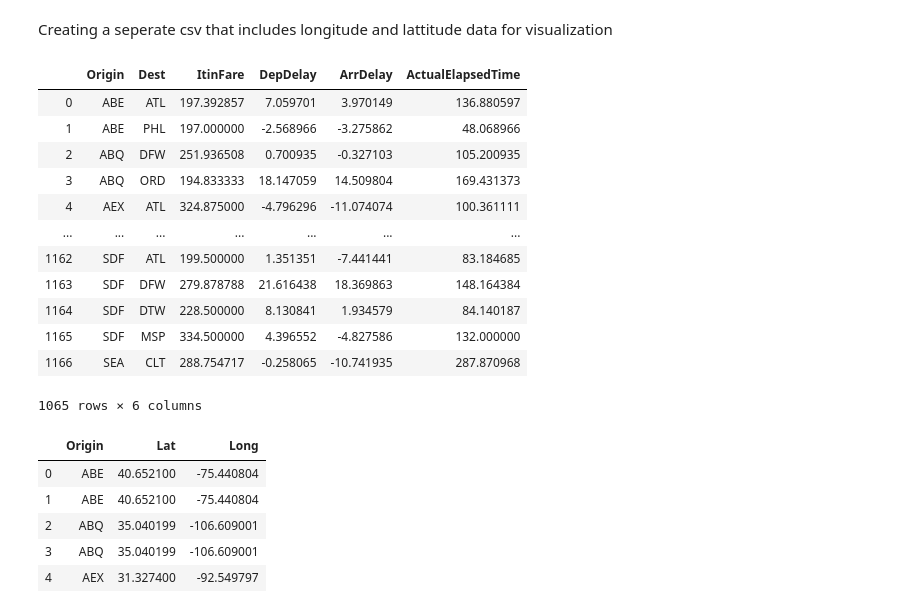
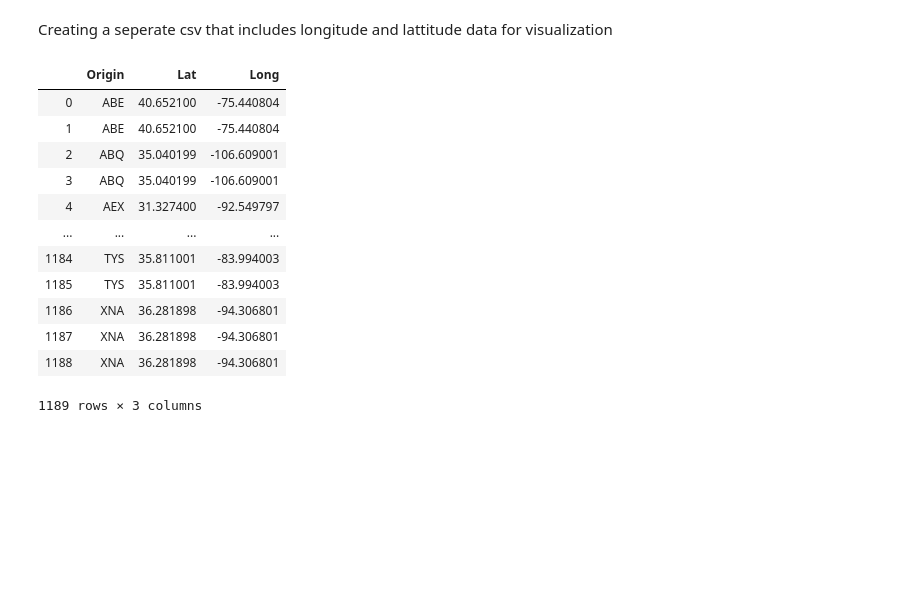
Before and after one commit to ThomPetrus/Flight-Graph-Project, a Jupyter notebook: processDataSetsToAveraged.ipynb, the cells around one changed output. Drawn from its saved outputs; the diff is of its cells as text; code cells hidden in the pictures; blank space fills up the shorter version.

```diff
--- a/processDataSetsToAveraged.ipynb
+++ b/processDataSetsToAveraged.ipynb
@@ -258,0 +221,37 @@ df
+# %%
+df['DepTime'] = df['DepTime'].astype(int)
+df['DepDelay'] = df['DepDelay'].astype(int)
+df['ArrTime'] = df['ArrTime'].astype(int)
+df['DepDelay'] = df['DepDelay'].astype(int)
+df['ArrDelay'] = df['ArrDelay'].astype(int)
+df['ActualElapsedTime'] = df['ActualElapsedTime'].astype(int)
+
+def help(time):
+    if time >= 2400:
+        time -= 100
+    if time < 100:
+        time = 100
+
+    str_time = str(time)
+
+    if len(str_time) < 4:
+        hours = int(str_time[0])
+        mins = int(str_time[1:3])
+        if(hours > 23): hours = 23
+        if(hours < 0): hours = 1
+        if(mins > 59): mins = 59
+        if(mins < 0): hours = 1
+        return dt.time(hour=hours, minute=mins)
+    else:
+        hours = int(str_time[0:2])
+        mins = int(str_time[2:4])
+        if(hours > 23): hours = 23
+        if(hours < 0): hours = 1
+        if(mins > 59): mins = 59
+        if(mins < 0): hours = 1
+        return dt.time(hour=hours, minute=mins)
+
+def converTime(df, col):
+    return pd.Series(
+        [ help(time) for time in df[col] ]
+    )
@@ -269,5 +272,3 @@ airports = pd.read_csv('Data/OpenFlights/airports.csv', encoding=result['encodin
 airports.drop(airports.loc[airports['Country']!='United States'].index, inplace=True)
 airports.reset_index()
 aiports = airports.drop(columns=['Name', 'City', 'ICAO', 'Country'])
-# %%
-df = df[(df['Origin'].isin(airports['Origin']))&(df['Dest'].isin(common['Origin']))]
@@ -276,29 +275,21 @@ df.to_csv(os.getcwd() + '\\Data\\processed\\flightData.csv', index=False)
-# %%
-df
-# %% [output]
-|  | Origin | Dest | ItinFare | DepDelay | ArrDelay | ActualElapsedTime |
-| 0 | ABE | ATL | 197.392857 | 7.059701 | 3.970149 | 136.880597 |
-| 1 | ABE | PHL | 197.000000 | -2.568966 | -3.275862 | 48.068966 |
-| 2 | ABQ | DFW | 251.936508 | 0.700935 | -0.327103 | 105.200935 |
-| 3 | ABQ | ORD | 194.833333 | 18.147059 | 14.509804 | 169.431373 |
-| 4 | AEX | ATL | 324.875000 | -4.796296 | -11.074074 | 100.361111 |
-| ... | ... | ... | ... | ... | ... | ... |
-| 1162 | SDF | ATL | 199.500000 | 1.351351 | -7.441441 | 83.184685 |
-| 1163 | SDF | DFW | 279.878788 | 21.616438 | 18.369863 | 148.164384 |
-| 1164 | SDF | DTW | 228.500000 | 8.130841 | 1.934579 | 84.140187 |
-| 1165 | SDF | MSP | 334.500000 | 4.396552 | -4.827586 | 132.000000 |
-| 1166 | SEA | CLT | 288.754717 | -0.258065 | -10.741935 | 287.870968 |
-1065 rows × 6 columns
 # %%
 locations = df.merge(airports,on=['Origin'])
-locations = locations.drop(columns=['Dest', 'ItinFare', 'DepDelay', 'ArrDelay', 'ActualElapsedTime', 'Name', 'City', 'Country', 'ICAO'])
-locations.head()
+locations = locations.dropna()
+locations = locations.drop(columns=['Dest', 'ItinFare', 'DepDelay', 'ArrDelay', 'ActualElapsedTime', 'Name', 'City', 'Country', 'ICAO', 'DepTime', 'ArrTime'])
+locations
 # %% [output]
 |  | Origin | Lat | Long |
 | 0 | ABE | 40.652100 | -75.440804 |
 | 1 | ABE | 40.652100 | -75.440804 |
 | 2 | ABQ | 35.040199 | -106.609001 |
 | 3 | ABQ | 35.040199 | -106.609001 |
 | 4 | AEX | 31.327400 | -92.549797 |
+| ... | ... | ... | ... |
+| 1184 | TYS | 35.811001 | -83.994003 |
+| 1185 | TYS | 35.811001 | -83.994003 |
+| 1186 | XNA | 36.281898 | -94.306801 |
+| 1187 | XNA | 36.281898 | -94.306801 |
+| 1188 | XNA | 36.281898 | -94.306801 |
+1189 rows × 3 columns
 # %%
 locations.to_csv(os.getcwd() + '\\Data\\processed\\airportLocations.csv', index=False)
```
Also changed, not shown: parts of 10 cells of this notebook, 1 other file.
